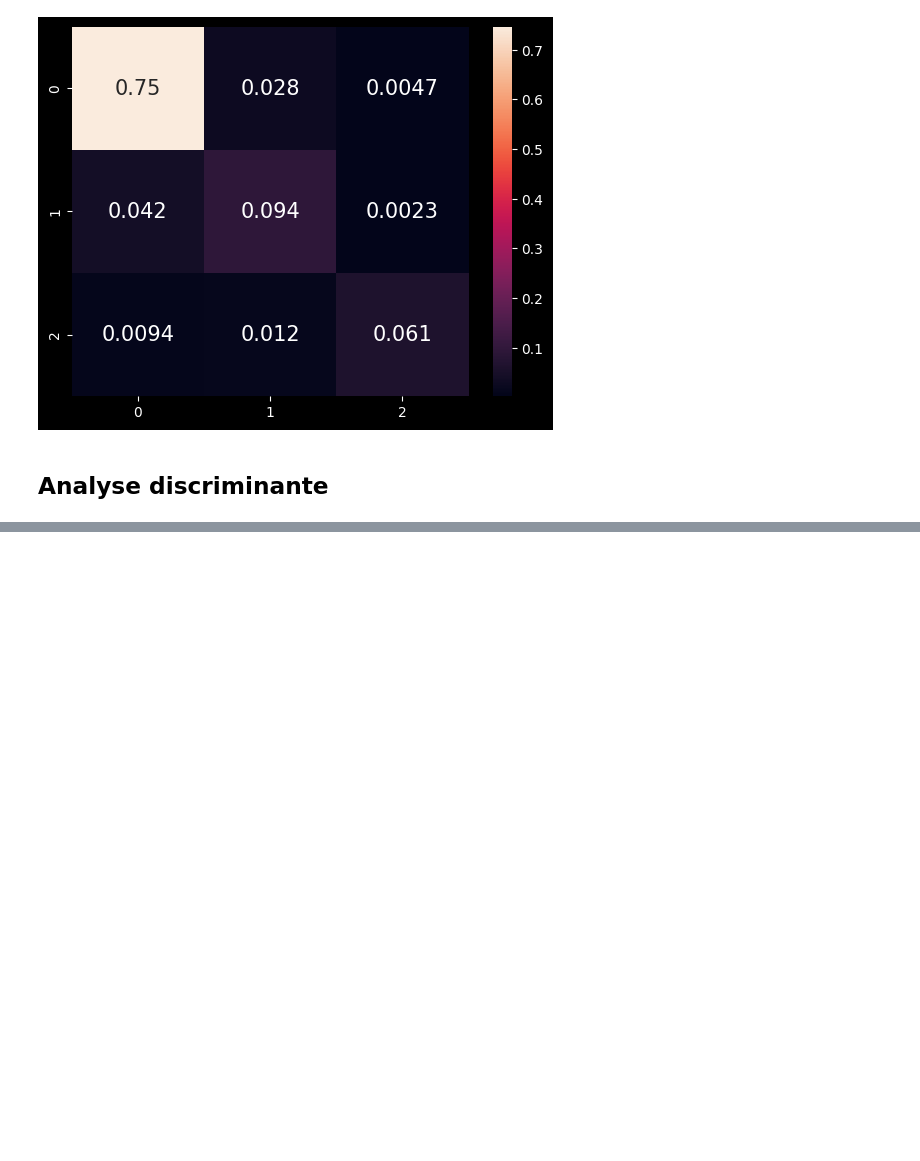
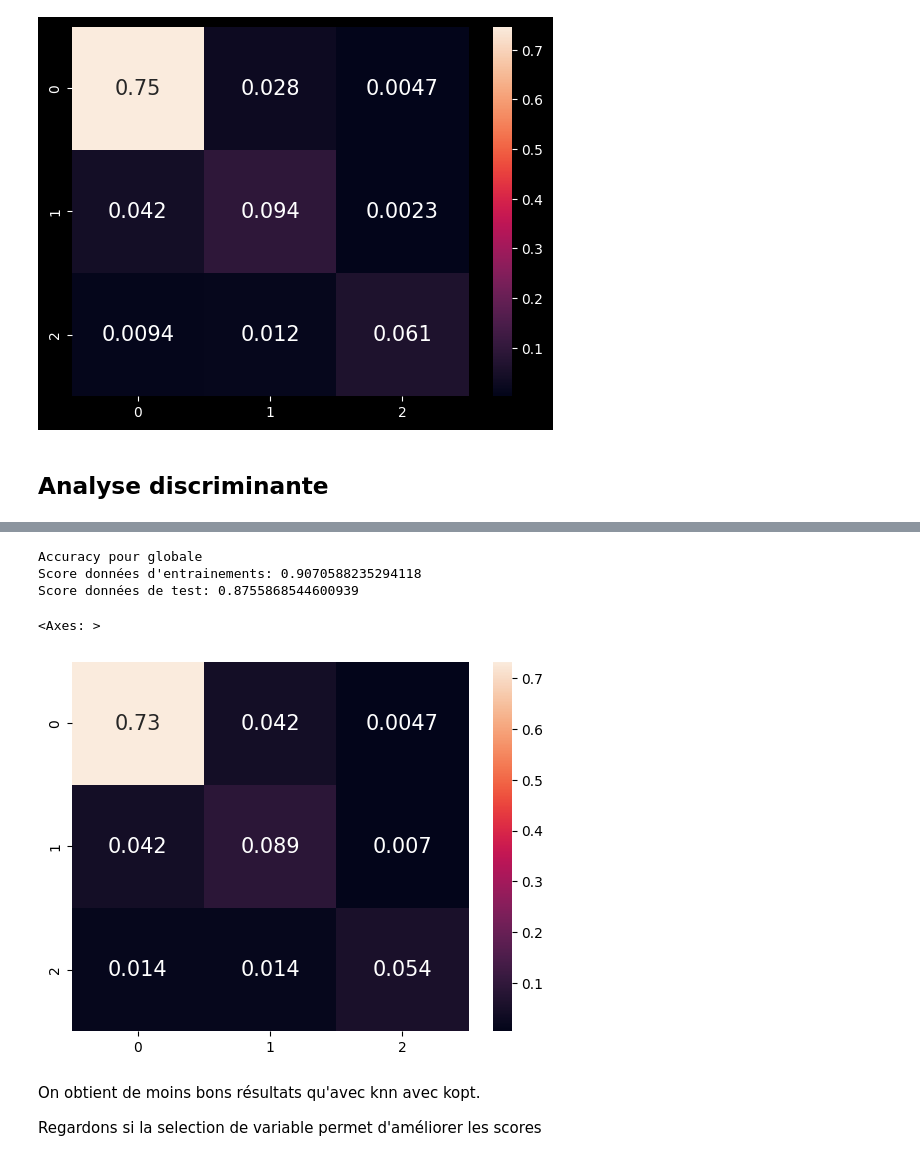
Before and after one commit to smanchajm/SY09-Fetal-Health-Prediction, a Jupyter notebook: supervised_prediction.ipynb, the cells around one changed output, grey strips where cells are left out. Drawn from its saved outputs; the diff is of its cells as text; code cells hidden in the pictures; blank space fills up the shorter version.

Commit message:
regression logistique

```diff
--- a/supervised_prediction.ipynb
+++ b/supervised_prediction.ipynb
@@ -685,0 +708,8 @@ plt.show()
+# %%
+qda = QuadraticDiscriminantAnalysis()
+qda.fit(data_train, labels_train)
+predicted_labels = qda.predict(data_test)
+print(classification_report(labels_test, predicted_labels, target_names=['Normal', 'Suspect', 'Pathologic']))
+print("Accuracy pour globale")
+print(f"Score données d'entrainements: {qda.score(data_train, labels_train)}")
+print(f"Score données de test: {qda.score(data_test, labels_test)}")
@@ -685,0 +731,8 @@ plt.show()
+# %%
+nb = GaussianNB()
+nb.fit(data_train, labels_train)
+predicted_labels = nb.predict(data_test)
+print(classification_report(labels_test, predicted_labels, target_names=['Normal', 'Suspect', 'Pathologic']))
+print("Accuracy pour globale")
+print(f"Score données d'entrainements: {nb.score(data_train, labels_train)}")
+print(f"Score données de test: {nb.score(data_test, labels_test)}")
@@ -685,0 +757,10 @@ plt.show()
+# %%
+log_reg = LogisticRegression(max_iter=300)
+
+# Entraînement du modèle
+log_reg.fit(data_train, labels_train)
+
+# Prédictions
+predicted_labels = log_reg.predict(data_test)
+
+print(classification_report(labels_test, predicted_labels, target_names=['Normal', 'Suspect', 'Pathologic']))
@@ -685,0 +784,10 @@ plt.show()
+# %%
+from sklearn.preprocessing import StandardScaler
+from sklearn.pipeline import make_pipeline
+
+pipeline = make_pipeline(StandardScaler(), LogisticRegression(max_iter=200))
+pipeline.fit(data_train, labels_train)
+
+predicted_labels = pipeline.predict(data_test)
+
+print(classification_report(labels_test, predicted_labels, target_names=['Normal', 'Suspect', 'Pathologic']))
@@ -685,0 +804,20 @@ plt.show()
+# %%
+print("Accuracy pour globale")
+print(f"Score données d'entrainements: {pipeline.score(data_train, labels_train)}")
+print(f"Score données de test: {pipeline.score(data_test, labels_test)}")
+# %% [output]
+Accuracy pour globale
+Score données d'entrainements: 0.9070588235294118
+Score données de test: 0.8755868544600939
+# %%
+from sklearn.metrics import confusion_matrix
+
+cf_matrix = confusion_matrix(labels_test, predicted_labels)
+sns.heatmap(cf_matrix/np.sum(cf_matrix), annot = True, annot_kws = {'size':15})
+# %% [output]
+<Axes: >
+[figure, added]
+# %% [markdown]
+On obtient de moins bons résultats qu'avec knn avec kopt.
+
+Regardons si la selection de variable permet d'améliorer les scores
```
Also changed, not shown: parts of 12 cells of this notebook.
